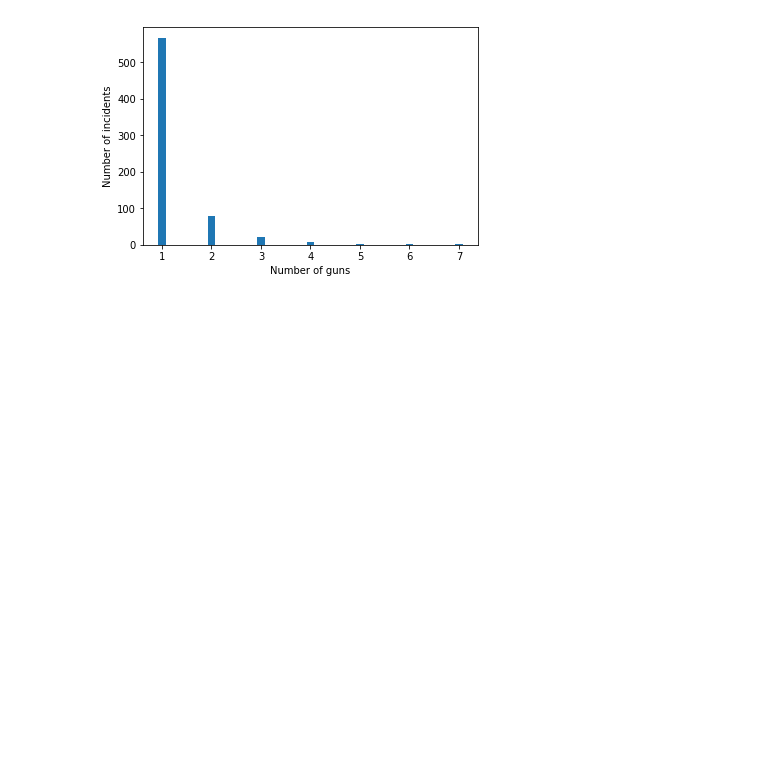
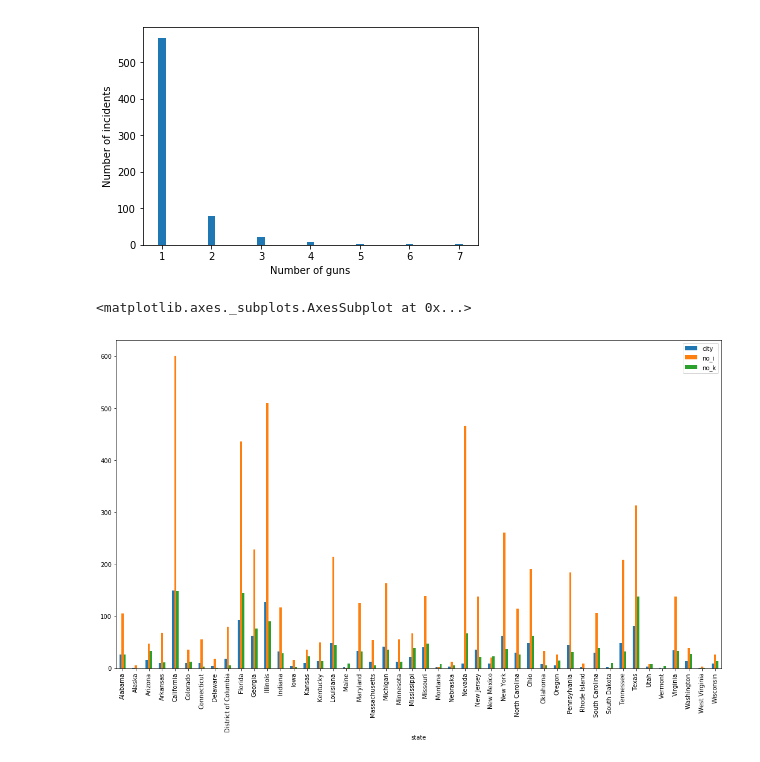
Before and after one commit to BlueEyedHush/us-mass-shootings, a Jupyter notebook: gva-analysis/Gun Violence Archive analysis.ipynb, the cells around one changed output. Drawn from its saved outputs; the diff is of its cells as text; code cells hidden in the pictures; blank space fills up the shorter version.

Commit message:
Add injured/killed with state analisis.

```diff
--- a/gva-analysis/Gun Violence Archive analysis.ipynb
+++ b/gva-analysis/Gun Violence Archive analysis.ipynb
@@ -186,3 +186,16 @@ plt.show()
 # %% [output]
 Counter({1: 567, 2: 80, 3: 22, 4: 7, 6: 3, 5: 2, 7: 1})
 [figure]
+# %%
+groupedByState = json.groupby(['state'])
+countedGroupedByState = groupedByState.count()[['city']]
+sumGroupedByState = groupedByState.sum()[['no_i', 'no_k']]
+
+concatedGroupedByState = pd.concat([countedGroupedByState, sumGroupedByState], axis=1)
+concatedGroupedByState
+
+concatedGroupedByState.plot.bar(figsize=(18,10))
+# Number of accidents by state
+# %% [output]
+<matplotlib.axes._subplots.AxesSubplot at 0x...>
+[figure, added]
```
